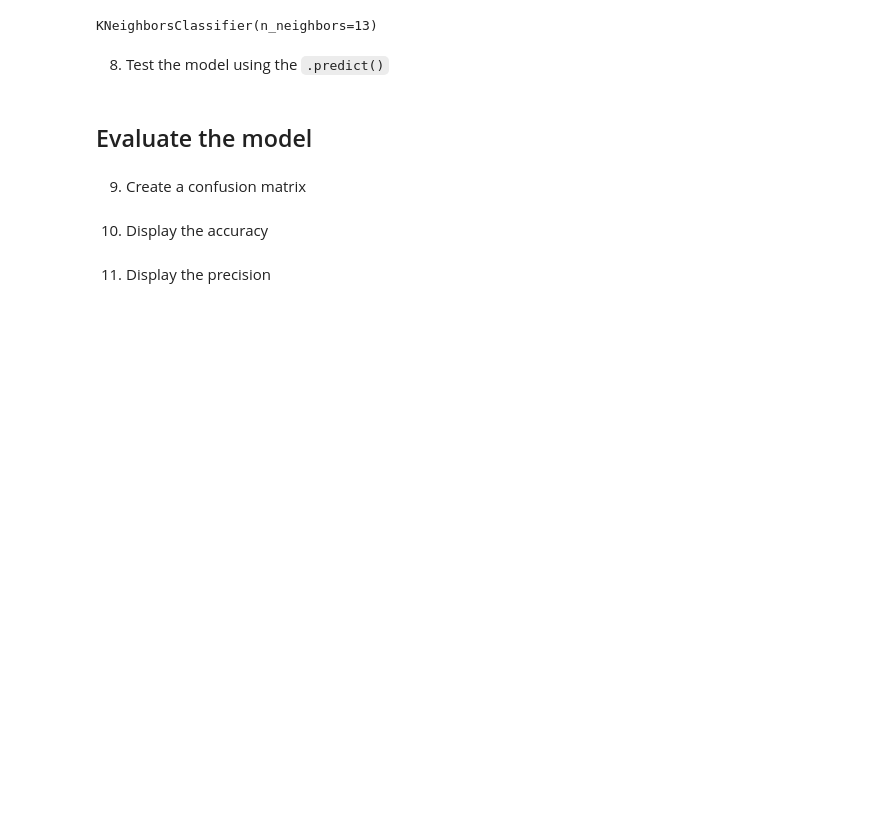
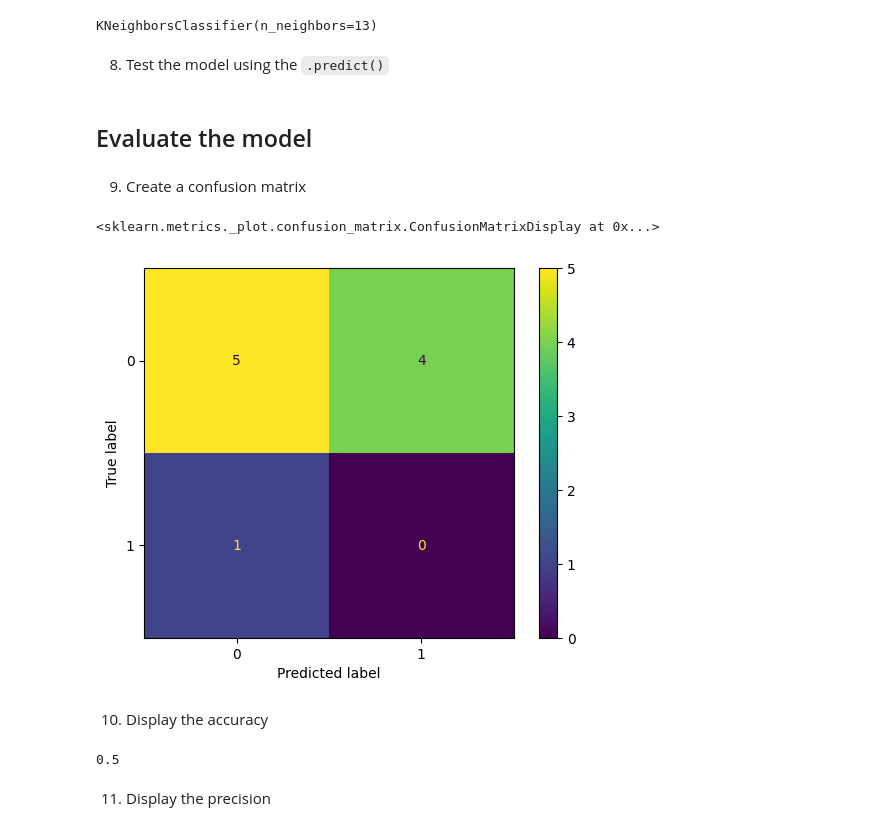
Before and after one commit to moridin04/CCMACLRL_EXERCISES_COM221ML, a Jupyter notebook: Exercise3.ipynb, the cells around one changed output. Drawn from its saved outputs; the diff is of its cells as text; code cells hidden in the pictures; blank space fills up the shorter version.

```diff
--- a/Exercise3.ipynb
+++ b/Exercise3.ipynb
@@ -132,2 +131,10 @@ y_pred = knn.predict(x_test)
+# %%
+conf_matrix = confusion_matrix(y_pred, y_test, labels=knn.classes_)
+
+disp = ConfusionMatrixDisplay(confusion_matrix=conf_matrix, display_labels=knn.classes_)
+disp.plot()
+# %% [output]
+<sklearn.metrics._plot.confusion_matrix.ConfusionMatrixDisplay at 0x...>
+[figure, added]
 # %% [markdown]
 10. Display the accuracy
@@ -136,2 +141,6 @@ y_pred = knn.predict(x_test)
+# %%
+metrics.accuracy_score(y_test, y_pred)
+# %% [output]
+0.5
 # %% [markdown]
 11. Display the precision
```
Also changed, not shown: parts of 9 cells of this notebook.
